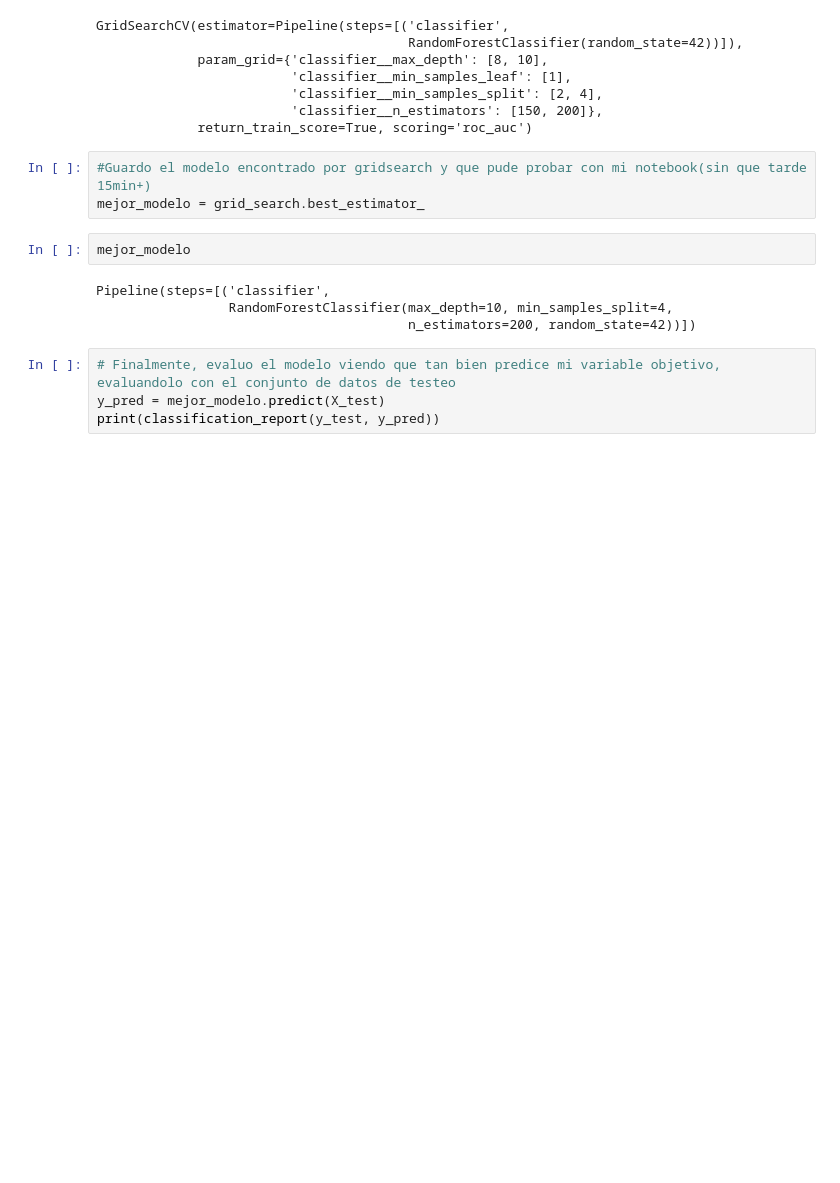
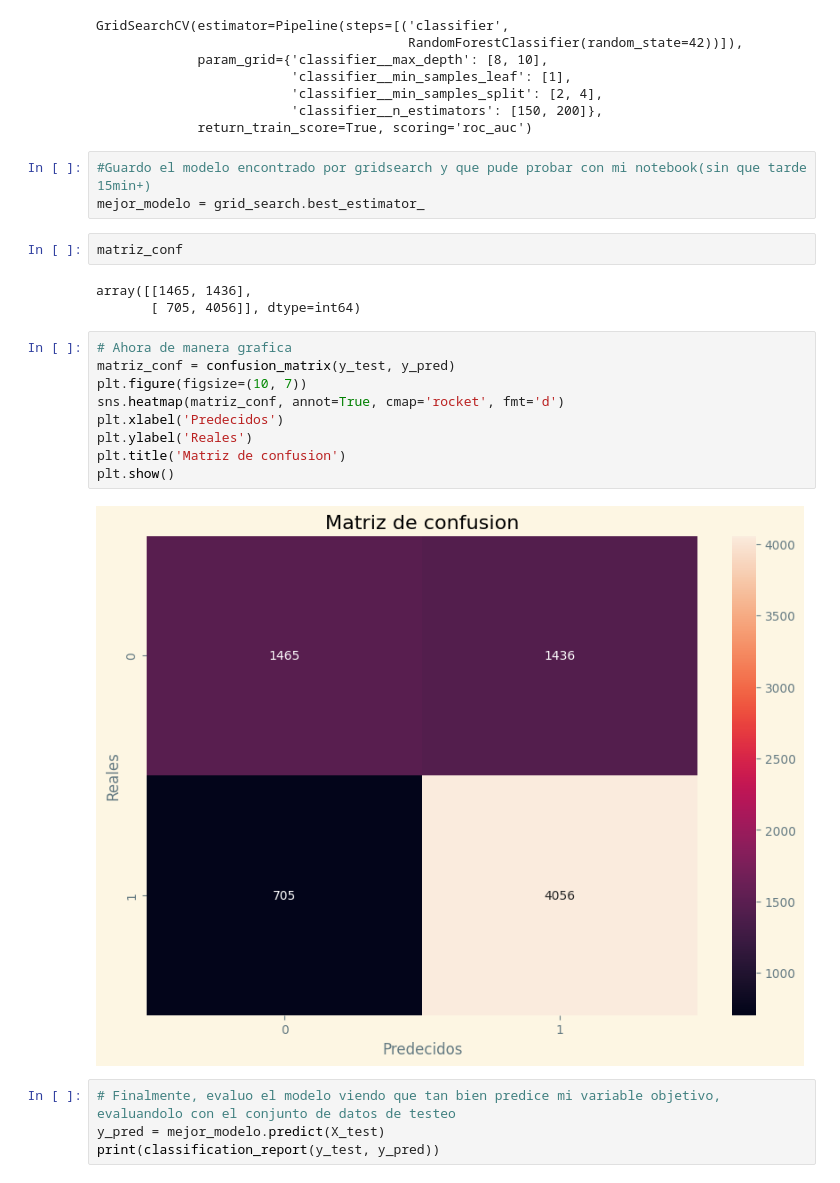
Before and after one commit to Data-Science-YPF/factores_riesgo, a Jupyter notebook: ModelosClasificacion.ipynb, the cells around one changed output. Cells and saved outputs as stored; diff of their text form; blank space fills up the shorter version.

```diff
--- a/ModelosClasificacion.ipynb
+++ b/ModelosClasificacion.ipynb
@@ -143,12 +143,22 @@ GridSearchCV(estimator=Pipeline(steps=[('classifier',
 # %%
 #Guardo el modelo encontrado por gridsearch y que pude probar con mi notebook(sin que tarde 15min+)
 mejor_modelo = grid_search.best_estimator_
-# %%
-mejor_modelo
-# %% [output]
-Pipeline(steps=[('classifier',
-                 RandomForestClassifier(max_depth=10, min_samples_split=4,
-                                        n_estimators=200, random_state=42))])
+# %%
+matriz_conf
+# %% [output]
+array([[1465, 1436],
+       [ 705, 4056]], dtype=int64)
+# %%
+# Ahora de manera grafica
+matriz_conf = confusion_matrix(y_test, y_pred)
+plt.figure(figsize=(10, 7))
+sns.heatmap(matriz_conf, annot=True, cmap='rocket', fmt='d')
+plt.xlabel('Predecidos')
+plt.ylabel('Reales')
+plt.title('Matriz de confusion')
+plt.show()
+# %% [output]
+[figure, added]
 # %%
 # Finalmente, evaluo el modelo viendo que tan bien predice mi variable objetivo, evaluandolo con el conjunto de datos de testeo
 y_pred = mejor_modelo.predict(X_test)
```
Also changed, not shown: parts of 9 cells of this notebook.
